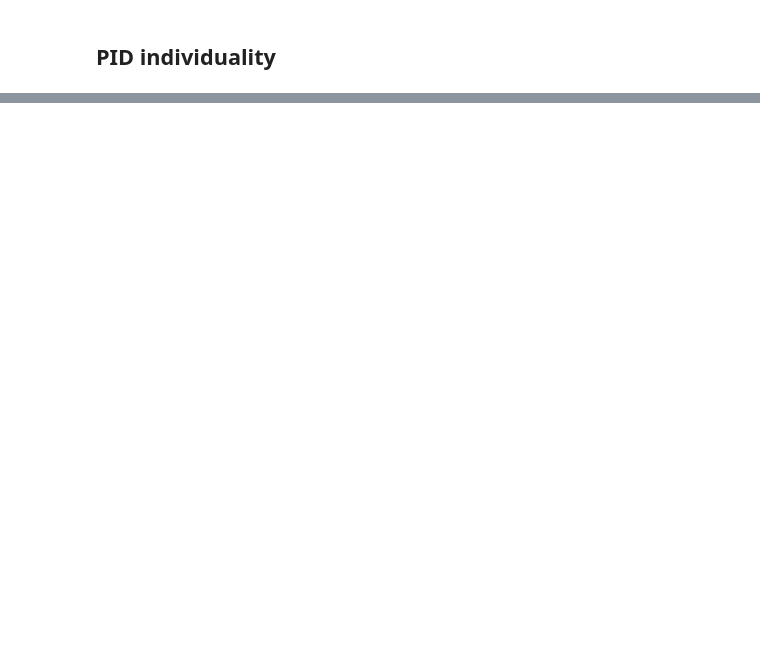
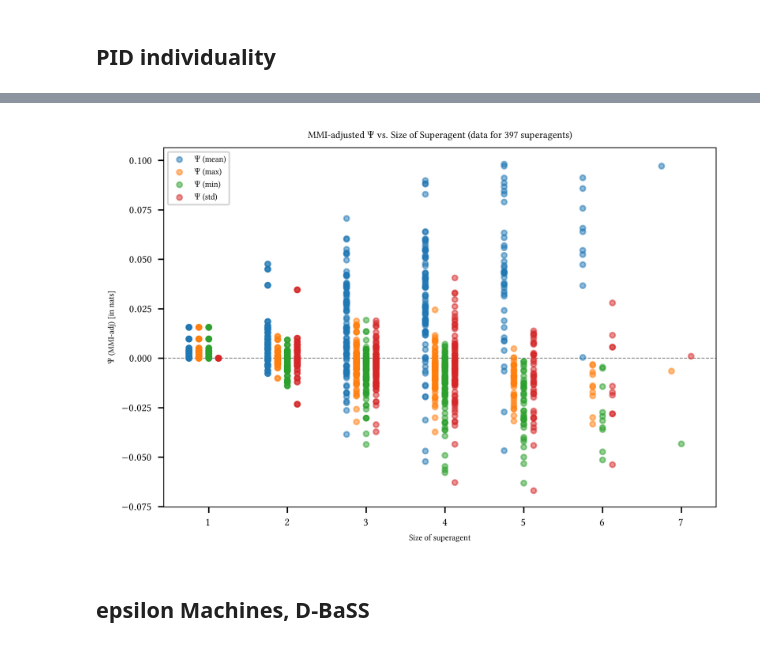
Before and after one commit to RuizSerra/factorised-MA-AIF-notebooks, a Jupyter notebook: dit-analysis.ipynb, the cells around one changed output, grey strips where cells are left out. Cells and saved outputs as stored; diff of their text form; code cells hidden in the pictures; blank space fills up the shorter version.

```diff
--- a/dit-analysis.ipynb
+++ b/dit-analysis.ipynb
@@ -227,0 +343,26 @@ unique_info
+# %%
+results_psi = {
+    k: np.array(v) for k, v in results_psi.items()
+}
+
+jitters = np.arange(-0.25, 0.25, 0.125)
+for i, (key, result) in enumerate(results_psi.items()):
+    plt.scatter(
+        superagent_sizes[:len(result)] + jitters[i],
+        result,
+        alpha=0.5,
+        s=10,
+        label=f"$\Psi$ ({key})"
+    )
+
+plt.axhline(0, color='gray', linestyle='--', linewidth=0.5, zorder=-10)
+
+plt.xlabel('Size of superagent')
+plt.ylabel(r'$\Psi$ (MMI-adj) [in nats]')
+plt.title(f'MMI-adjusted $\Psi$ vs. Size of Superagent (data for {len(results_psi[list(results_psi.keys())[0]])} superagents)')
+plt.legend()
+plt.show()
+# %% [output]
+[figure, added]
+# %% [markdown]
+## epsilon Machines, D-BaSS
```
Also changed, not shown: parts of 17 cells of this notebook, 1 other file.
